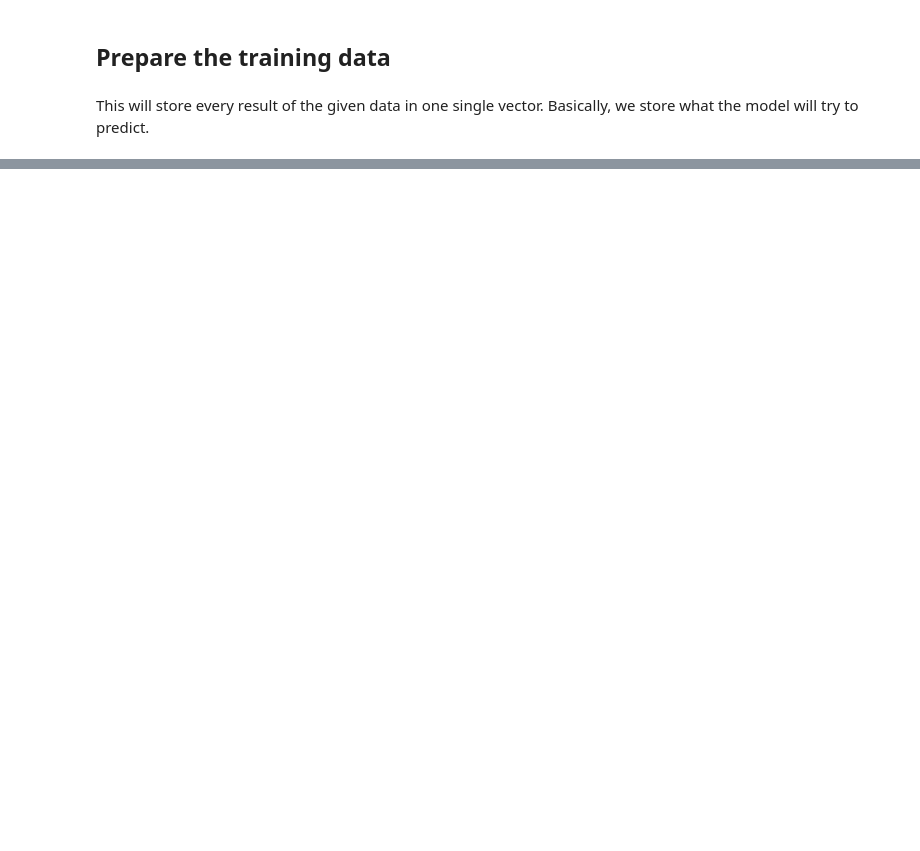
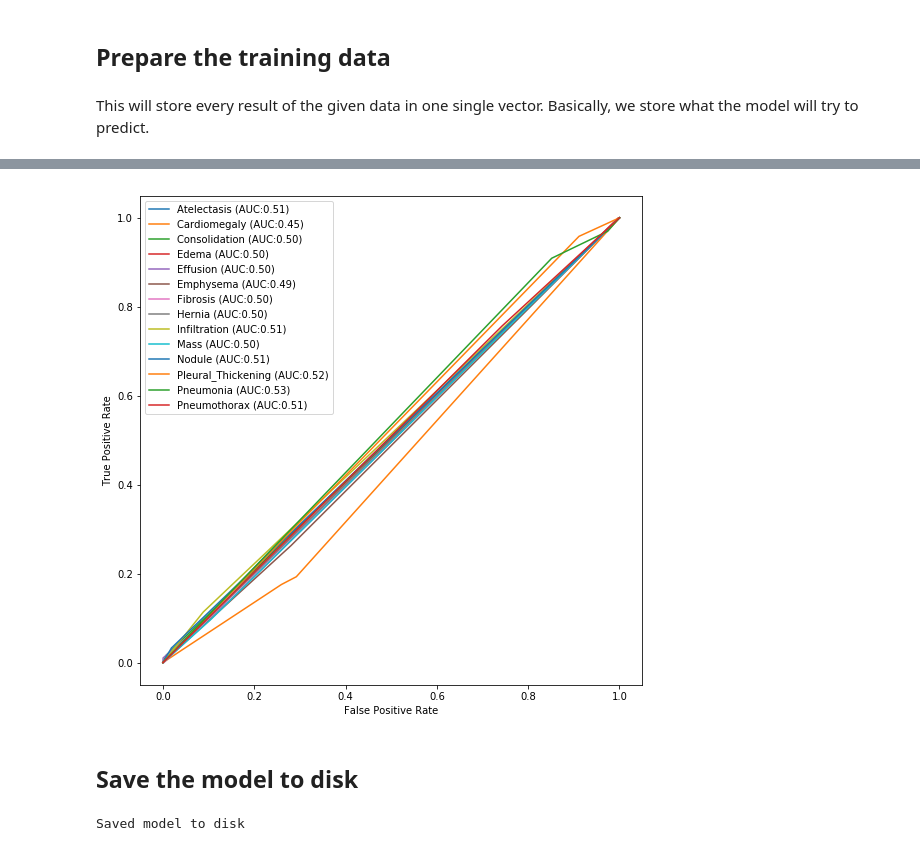
Before and after one commit to FlorianWoelki/lungcure, a Jupyter notebook: cnn_all_notebook.ipynb, the cells around one changed output, grey strips where cells are left out. Saved outputs shown, nothing was run; the diff lists cells and outputs as text; code cells hidden in the pictures; blank space fills up the shorter version.

```diff
--- a/cnn_all_notebook.ipynb
+++ b/cnn_all_notebook.ipynb
@@ -95,0 +331,24 @@ train 89696 validation 22424
+# %%
+from sklearn.metrics import roc_curve, auc
+fig, c_ax = plt.subplots(1,1, figsize = (9, 9))
+for (idx, c_label) in enumerate(y):
+    fpr, tpr, thresholds = roc_curve(Y_test[:,idx].astype(int), pred_Y[:,idx])
+    c_ax.plot(fpr, tpr, label = '%s (AUC:%0.2f)'  % (c_label, auc(fpr, tpr)))
+c_ax.legend()
+c_ax.set_xlabel('False Positive Rate')
+c_ax.set_ylabel('True Positive Rate')
+fig.savefig('barely_trained_net.png')
+# %% [output]
+[figure, added]
+# %% [markdown]
+## Save the model to disk
+# %%
+model_json = multi_disease_model.to_json()
+with open("multi_disease_model.json", "w") as json_file:
+    json_file.write(model_json)
+
+# serialize weights to HDF5
+multi_disease_model.save_weights("multi_disease_model_weight.h5")
+print("Saved model to disk")
+# %% [output]
+Saved model to disk
```
Also changed, not shown: parts of 26 cells of this notebook.
